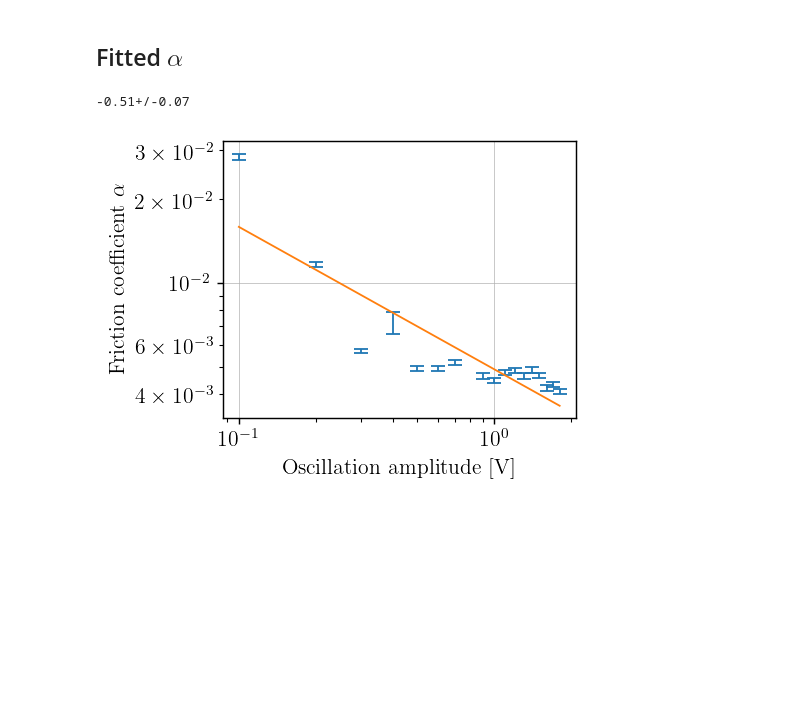
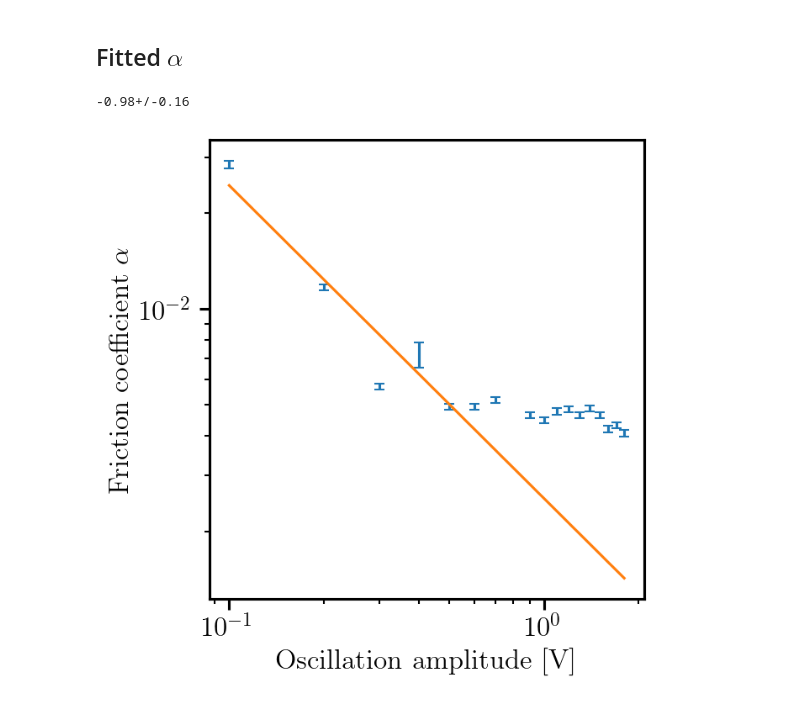
Before and after one commit to TomVdt/TPIII, a Jupyter notebook: 05-milieux-granulaires/analyse/exp1_sand_friction.ipynb, the cells around one changed output. Drawn from its saved outputs; the diff is of its cells as text; code cells hidden in the pictures; blank space fills up the shorter version.

```diff
--- a/05-milieux-granulaires/analyse/exp1_sand_friction.ipynb
+++ b/05-milieux-granulaires/analyse/exp1_sand_friction.ipynb
@@ -159,18 +159,18 @@ ax.grid(True, axis='y')
 # %% [markdown]
 ## Fitted $\alpha$
 # %%
-slope, offset = do_fit_alpha(data, all_popt_err_pass1[:, 2], "../data/sand_alpha_modulus")
+slope, offset = do_fit_alpha(data, all_popt_err_pass1[:, 2],  np.arange(-6,0),"../data/sand_alpha_modulus")
 
 # plt.text(0.4, 8e-3, fr"$\alpha \sim {slope:.1upL} \Gamma^{{-1}}$")
 print(slope)
 plt.yscale('log')
 plt.xscale('log')
 plt.xlabel(r'Oscillation amplitude [V]')
 plt.ylabel(r'Friction coefficient $\alpha$')
 
 plt.tight_layout()
 plt.savefig('../figures/sand_alpha_from_chi_modulus.png')
 plt.show()
 # %% [output]
--0.51+/-0.07
+-0.98+/-0.16
-[figure, old version]
+[figure, new version]
```
Also changed, not shown: parts of 3 cells of this notebook, 10 other files.
